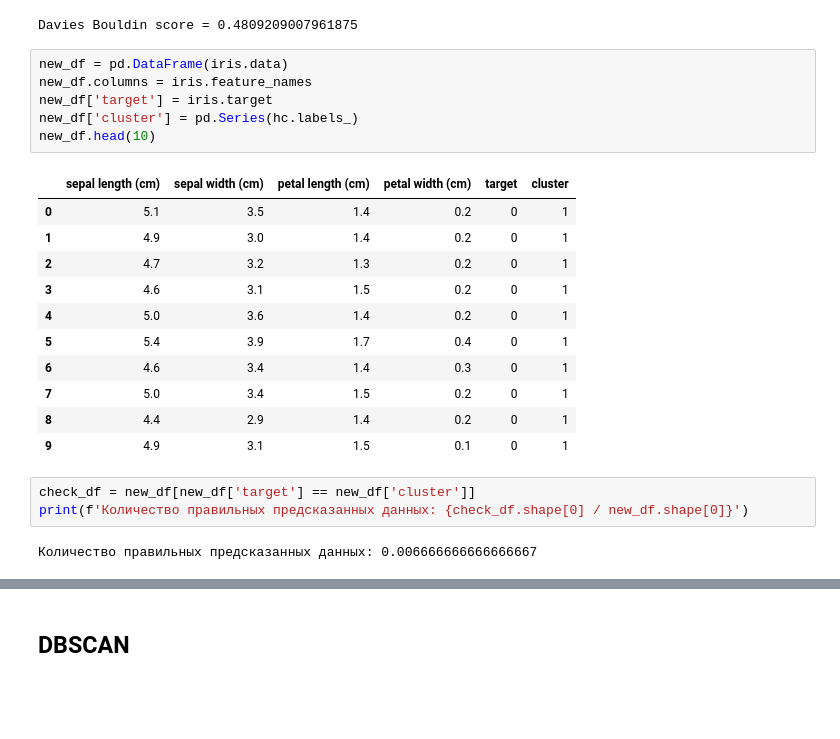
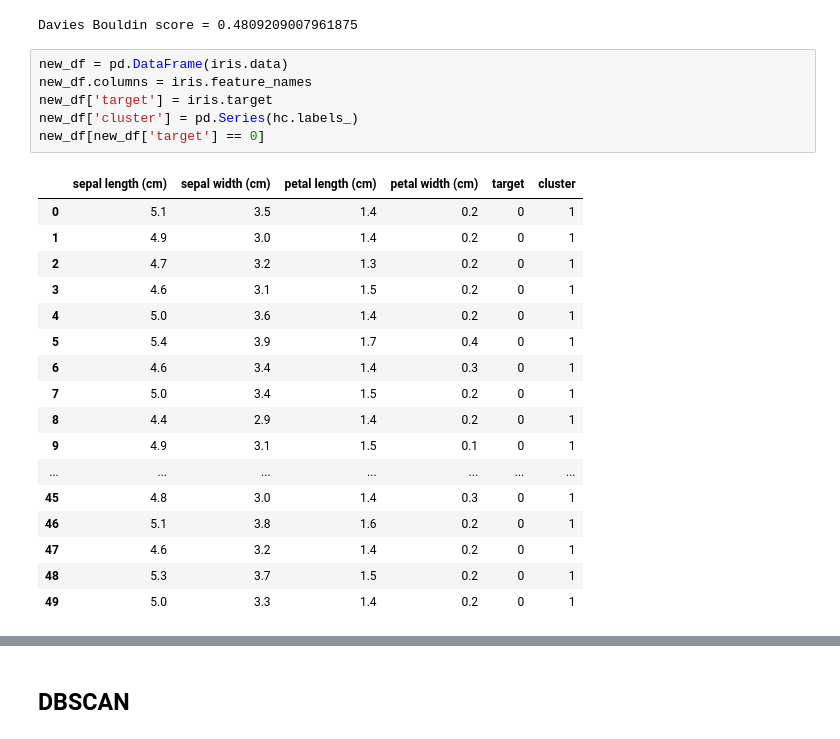
Before and after one commit to WannaBeGuineaPig/Maching_Learning_and_Big_Data, a Jupyter notebook: iris_cluster.ipynb, the cells around one changed output, grey strips where cells are left out. Drawn from its saved outputs; the diff is of its cells as text; blank space fills up the shorter version.

Commit message:
iris cluster

```diff
--- a/iris_cluster.ipynb
+++ b/iris_cluster.ipynb
@@ -163,23 +227,24 @@ Davies Bouldin score = 0.4809209007961875
 # %%
 new_df = pd.DataFrame(iris.data)
 new_df.columns = iris.feature_names
 new_df['target'] = iris.target
 new_df['cluster'] = pd.Series(hc.labels_)
-new_df.head(10)
+new_df[new_df['target'] == 0]
 # %% [output]
 |  | sepal length (cm) | sepal width (cm) | petal length (cm) | petal width (cm) | target | cluster |
 | 0 | 5.1 | 3.5 | 1.4 | 0.2 | 0 | 1 |
 | 1 | 4.9 | 3.0 | 1.4 | 0.2 | 0 | 1 |
 | 2 | 4.7 | 3.2 | 1.3 | 0.2 | 0 | 1 |
 | 3 | 4.6 | 3.1 | 1.5 | 0.2 | 0 | 1 |
 | 4 | 5.0 | 3.6 | 1.4 | 0.2 | 0 | 1 |
 | 5 | 5.4 | 3.9 | 1.7 | 0.4 | 0 | 1 |
 | 6 | 4.6 | 3.4 | 1.4 | 0.3 | 0 | 1 |
 | 7 | 5.0 | 3.4 | 1.5 | 0.2 | 0 | 1 |
 | 8 | 4.4 | 2.9 | 1.4 | 0.2 | 0 | 1 |
 | 9 | 4.9 | 3.1 | 1.5 | 0.1 | 0 | 1 |
+| ... | ... | ... | ... | ... | ... | ... |
+| 45 | 4.8 | 3.0 | 1.4 | 0.3 | 0 | 1 |
+| 46 | 5.1 | 3.8 | 1.6 | 0.2 | 0 | 1 |
+| 47 | 4.6 | 3.2 | 1.4 | 0.2 | 0 | 1 |
+| 48 | 5.3 | 3.7 | 1.5 | 0.2 | 0 | 1 |
+| 49 | 5.0 | 3.3 | 1.4 | 0.2 | 0 | 1 |
-# %%
-check_df = new_df[new_df['target'] == new_df['cluster']]
-print(f'Количество правильных предсказанных данных: {check_df.shape[0] / new_df.shape[0]}')
-# %% [output]
-Количество правильных предсказанных данных: 0.006666666666666667
```
Also changed, not shown: parts of 29 cells of this notebook.
